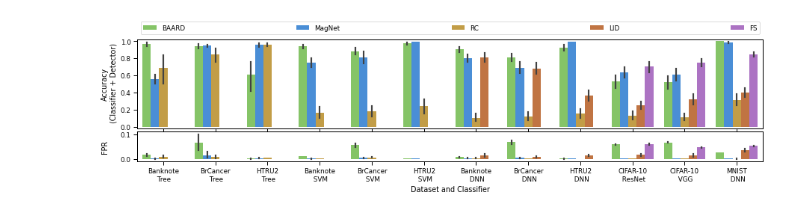
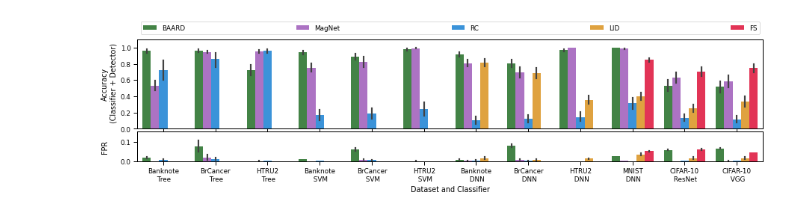
Before and after one commit to changx03/baard_exp2, a Jupyter notebook: charts/boxplots.ipynb, the cells around one changed output. Saved outputs shown, nothing was run; the diff lists cells and outputs as text; code cells hidden in the pictures.

Commit message:
updated plots

```diff
--- a/charts/boxplots.ipynb
+++ b/charts/boxplots.ipynb
@@ -21,3 +11,16 @@ cmap = lambda i: cols[i]
+# %%
+cols_baard = [
+    '#81C784',  # Stage 1
+    '#4CAF50',  # Stage 2
+    '#388E3C'   # Stage 3
+]
+cols = [
+    '#388E3C',  # baard
+    '#b166d0',  # magnet
+    '#2196f3',  # rc
+    '#F9A825',  # lid
+    '#ff1744',  # fs
+]
 # %%
 name_nicely = {
     "banknote": "Banknote",
@@ -59,37 +62,36 @@ df
 4020 rows × 10 columns
 # %%
 sns.set_context("paper")
-#f, ax = plt.subplots(2,1, figsize=(15,5))
 fig = plt.figure(figsize=(15,3))
 gs = gridspec.GridSpec(2, 1, height_ratios=[3, 1])
 gs.update(hspace=0.05)
 
 ax0 = plt.subplot(gs[0])
 ax1 = plt.subplot(gs[1])
 p = cols
 d = 0.5
 
+order = [
+       'Banknote\n Tree', 'BrCancer\n Tree', 'HTRU2\n Tree',
+       'Banknote\n SVM', 'BrCancer\n SVM', 'HTRU2\n SVM',
+       'Banknote\n DNN', 'BrCancer\n DNN', 'HTRU2\n DNN',
+       'MNIST\n DNN', 'CIFAR-10\n ResNet', 'CIFAR-10\n VGG']
+hue_order = ['BAARD', 'MagNet', 'RC', 'LID', 'FS']
+
 s1 = sns.barplot(x='Dataset and Classifier', y='acc_on_adv', hue='Defence', data=df, ax=ax0,
-                 order=['Banknote\n Tree', 'BrCancer\n Tree', 'HTRU2\n Tree',
-                        'Banknote\n SVM', 'BrCancer\n SVM', 'HTRU2\n SVM',
-                        'Banknote\n DNN', 'BrCancer\n DNN', 'HTRU2\n DNN',
-                        'CIFAR-10\n ResNet', 'CIFAR-10\n VGG', 'MNIST\n DNN'],
-                 palette=p)
+                 order=order, palette=p, hue_order=hue_order)
 s1.set(ylabel="Accuracy\n (Classifier + Detector)", xlabel=None, xticklabels=[])
 s1.legend_.remove()
-s1.set(ylim=(-0.02,1.02))
+s1.set(ylim=(0., 1.1))
 
 s2 = sns.barplot(x='Dataset and Classifier', y='fpr', hue='Defence', data=df, ax=ax1,
-                 order=['Banknote\n Tree', 'BrCancer\n Tree', 'HTRU2\n Tree',
-                        'Banknote\n SVM', 'BrCancer\n SVM', 'HTRU2\n SVM',
-                        'Banknote\n DNN', 'BrCancer\n DNN', 'HTRU2\n DNN',
-                        'CIFAR-10\n ResNet', 'CIFAR-10\n VGG', 'MNIST\n DNN'],
-                 palette=p)
+                 order=order, palette=p, hue_order=hue_order)
 s2.set(ylabel="FPR\n")
-s2.set(ylim=(-0.01,0.11))
+s2.set(ylim=(0., 0.15))
 
-plt.legend(bbox_to_anchor=(0., 4.7, 1., .102), loc='upper center', ncol=6, mode="expand", borderaxespad=0.5)
+plt.legend(bbox_to_anchor=(0., 4.7, 1., .102), loc='upper center', ncol=6, mode="expand",
+       borderaxespad=0.5)
 
-plt.savefig('Barplot_ACC_FPR_all_new.pdf', format='pdf', dpi=1200, bbox_inches='tight')
+plt.savefig('barplot_all.pdf', format='pdf', dpi=1200, bbox_inches='tight')
 # %% [output]
-[figure, old version]
+[figure, new version]
```
Also changed, not shown: parts of 2 cells of this notebook, 39 other files.
